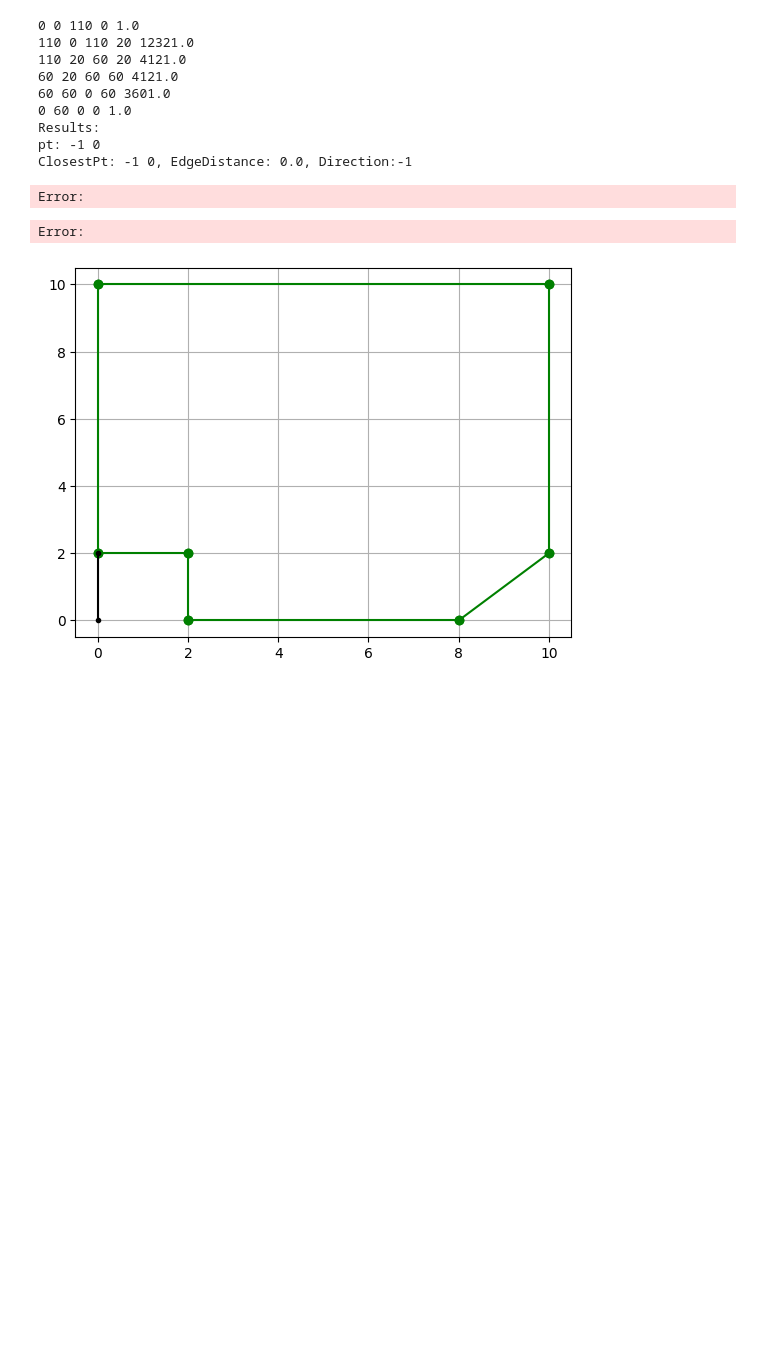
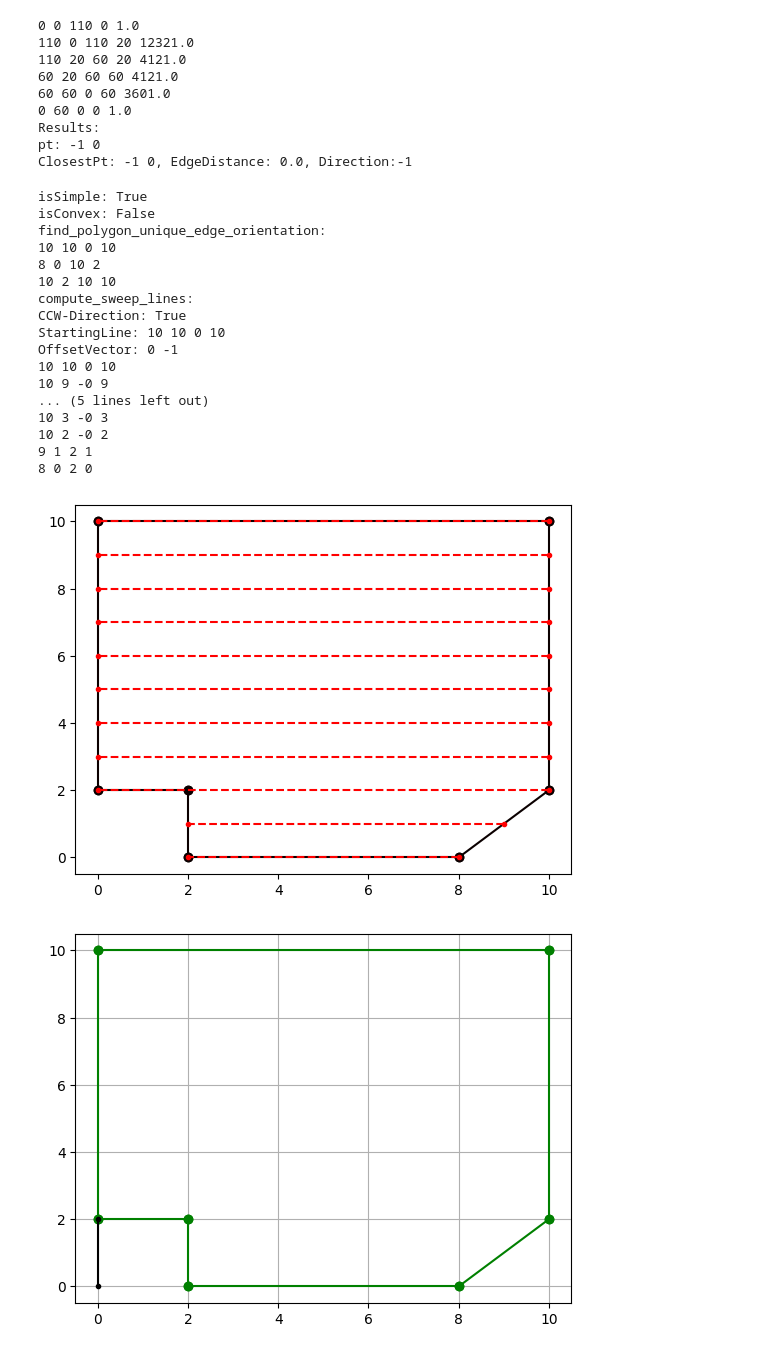
Before and after one commit to dringakn/ROSExamples, a Jupyter notebook: script/cgal_playground.ipynb, the cells around one changed output. Saved outputs shown, nothing was run; the diff lists cells and outputs as text; code cells hidden in the pictures; blank space fills up the shorter version.

Commit message:
cgal polygon analysis

```diff
--- a/script/cgal_playground.ipynb
+++ b/script/cgal_playground.ipynb
@@ -706,7 +706,7 @@ def compute_sweep_lines(pg: Polygon_2, graph: vg.VisGraph, offset: float, start:
             prev_sweep_segment = sweeps[-1]
             vertices, avg_dist = vertices_between_segments(pg, sweep, prev_sweep_segment)
             # Don't add very close sweep segments
-            if avg_dist < (offset/2.0):
+            if (len(vertices) == 0) or (avg_dist < (offset/2.0)):
                 break
             offset_vector = avg_dist * (offset_vector/np.sqrt(offset_vector.squared_length()))
             # Translate the sweep segement by applying affine translation
@@ -840,35 +840,51 @@ def calculate_shortest_path(graph: vg.VisGraph, start: Point_2, goal: Point_2):
 
 print(f"isSimple: {pg4.is_simple()}")
 print(f"isConvex: {pg4.is_convex()}")
 dirs = find_polygon_unique_edge_orientation(pg4)
 print(f"find_polygon_unique_edge_orientation:")
 for dir in dirs:
     print(dir)
 
 g = create_visbility_graph(pg4)
 plot_vis_graph(g, plt.gca())
 print(f"compute_sweep_lines:")
 result, sweeps = compute_sweep_lines(pg4, g, 1, dirs[0], True)
 for sweep in sweeps:
     print(sweep)
     plot_cgal_segment2(sweep, plt.gca(), "--r.")
 
 # ls1.supporting_line().perpendicular(ls1.source())
 
 # print("Unique directions")
 # dir_edges = find_unique_polygon_directions(pg5)
 # for d in dir_edges:
 #     dir = d.direction()
 #     print (apply_affine_translation(d, Vector_2(dir.dx(), dir.dy())))
 
 # orientation(lst[0], lst[1])
 # result, path = calculate_shortest_path(g, start, goal)
 # plot_vis_graph_path(plt.gca(), path, '--go')
 
 # print(apply_affine_translation(Segment_2(Point_2(0,0), Point_2(10,0)), Vector_2(0, 5)))
 # %% [output]
-Error:
+isSimple: True
+isConvex: False
+find_polygon_unique_edge_orientation:
+10 10 0 10
+8 0 10 2
+10 2 10 10
+compute_sweep_lines:
+CCW-Direction: True
+StartingLine: 10 10 0 10
+OffsetVector: 0 -1
+10 10 0 10
+10 9 -0 9
+... (5 lines left out)
+10 3 -0 3
+10 2 -0 2
+9 1 2 1
+8 0 2 0
-Error:
+[figure, added]
 # %%
 # pg3.reverse_orientation()
 # cgal_polygon_properties(pg3)
```
